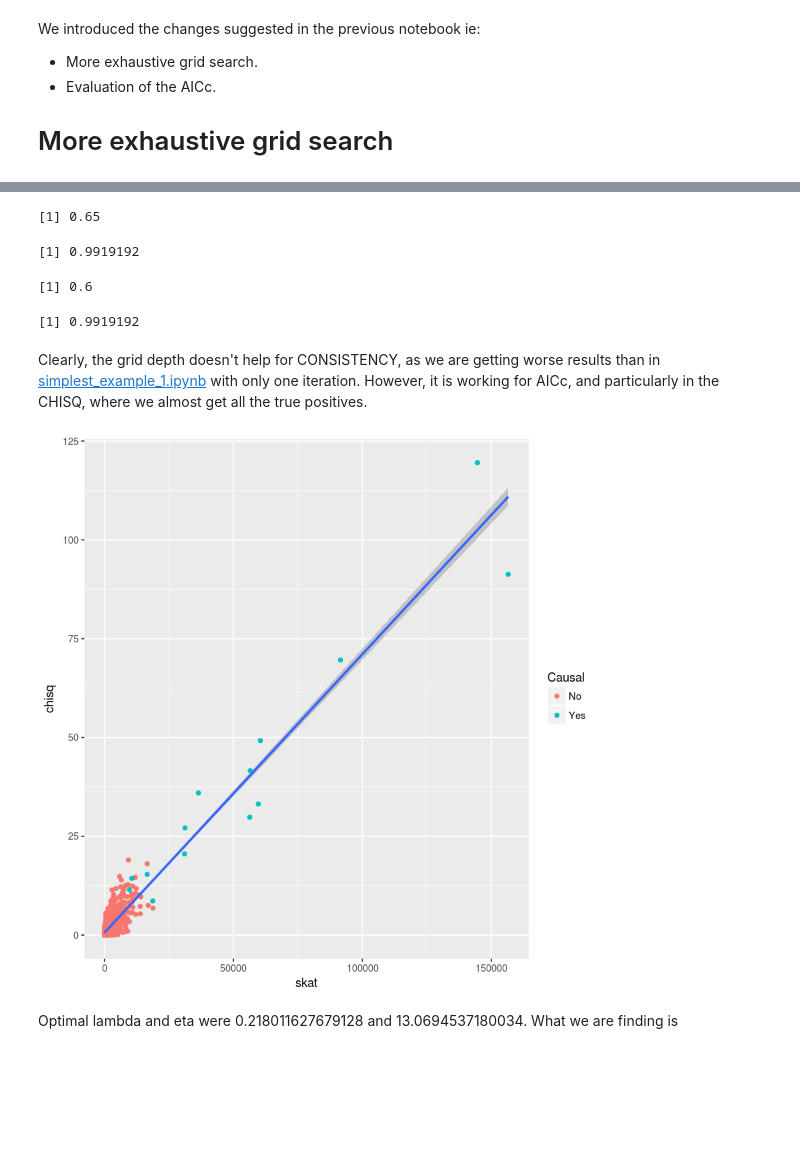
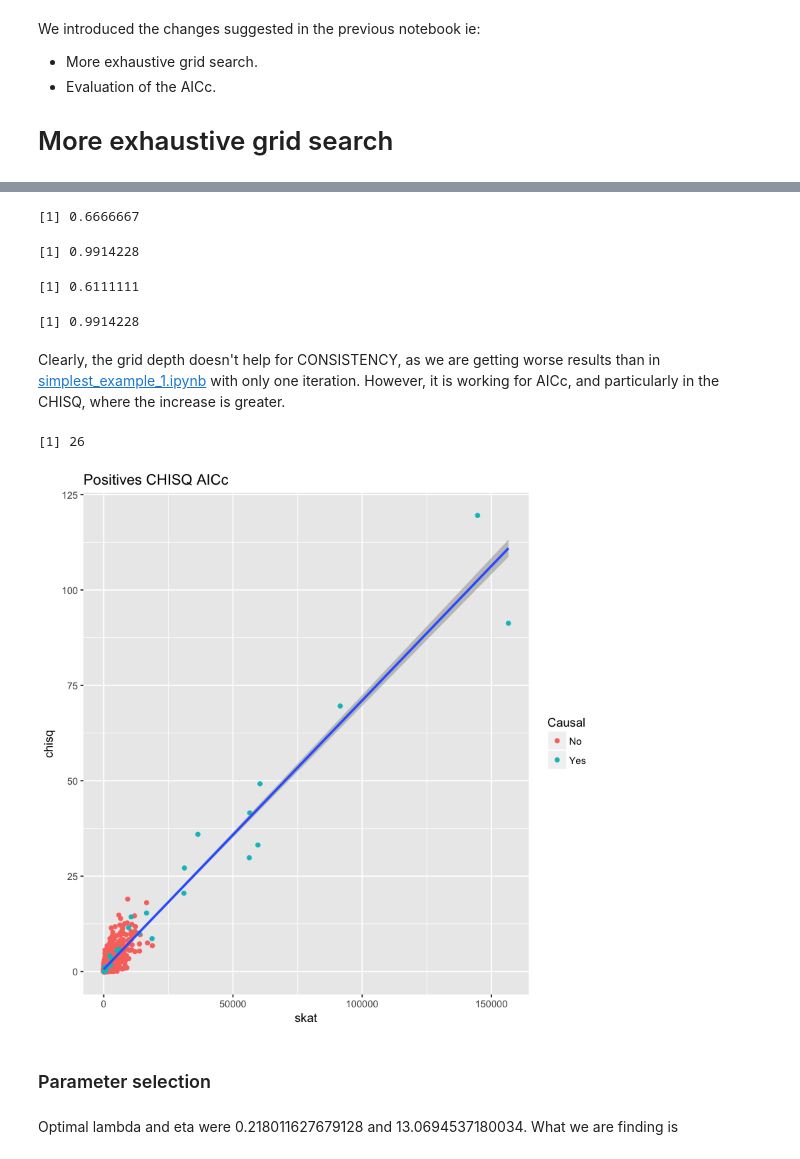
Before and after one commit to hclimente/genewa, a Jupyter notebook: logbook/simplest_example_2.ipynb, the cells around one changed output, grey strips where cells are left out. Cells and saved outputs as stored; diff of their text form; code cells hidden in the pictures; blank space fills up the shorter version.

Commit message:
updated with some clarifications
decomposition of the AICc terms

rerun last cell with recompiled version

```diff
--- a/logbook/simplest_example_2.ipynb
+++ b/logbook/simplest_example_2.ipynb
@@ -5,7 +5,7 @@ library(ggplot2)
 library(rscones2)
 library(caret)
 
-wd <- "/bioinfo/users/hcliment/easyGWASCore/data/testing/scones/skat/"
+wd <- "../datasets/scones1_ex/"
 
 pedBasename = paste0(wd, "genotype")
 phenoFile = paste0(wd, "phenotype.txt")
@@ -50,45 +56,61 @@ truth <- runScones(d$X, d$Y, d$net, list())$indicator
 # %%
 # CONSISTENCY
-skat.cons.sets <- list(test_statistic = SKAT, gridsearch_depth = 3)
+skat.cons.sets <- list(test_statistic = SKAT,
+                       gridsearch_depth = 3,
+                       selection_criterion = CONSISTENCY)
 skat.cons <- runScones(d$X, d$Y, d$net, skat.cons.sets)
 skat.cons.stats <- confusionMatrix(skat.cons$indicator, truth, positive = '1')
 
 # AICc
-skat.info.sets <- list(test_statistic = SKAT, gridsearch_depth = 3, selection_criterion = AICc)
+skat.info.sets <- list(test_statistic = SKAT,
+                       gridsearch_depth = 3,
+                       selection_criterion = AICc)
 skat.info <- runScones(d$X, d$Y, d$net, skat.info.sets)
 skat.info.stats <- confusionMatrix(skat.info$indicator, truth, positive = '1')
 # %%
 skat.cons.stats$byClass[["Balanced Accuracy"]]
 skat.info.stats$byClass[["Balanced Accuracy"]]
 # %% [output]
-[1] 0.65
+[1] 0.6666667
-[1] 0.9919192
+[1] 0.9914228
 # %%
 # CONSISTENCY
-chisq.cons.sets = list(test_statistic = CHISQ, gridsearch_depth = 3)
+chisq.cons.sets = list(test_statistic = CHISQ,
+                       gridsearch_depth = 3,
+                       selection_criterion = CONSISTENCY)
 chisq.cons <- runScones(d$X, d$Y, d$net, chisq.cons.sets)
 chisq.cons.stats <- confusionMatrix(chisq.cons$indicator, truth, positive = '1')
 
 # AICc
-chisq.sets = list(test_statistic = CHISQ, gridsearch_depth = 3, selection_criterion = AICc)
+chisq.sets = list(test_statistic = CHISQ,
+                  gridsearch_depth = 3,
+                  selection_criterion = AICc)
 chisq.info <- runScones(d$X, d$Y, d$net, chisq.sets)
 chisq.info.stats <- confusionMatrix(chisq.info$indicator, truth, positive = '1')
 # %%
 chisq.cons.stats$byClass[["Balanced Accuracy"]]
 chisq.info.stats$byClass[["Balanced Accuracy"]]
 # %% [output]
-[1] 0.6
+[1] 0.6111111
-[1] 0.9919192
+[1] 0.9914228
 # %% [markdown]
-Clearly, the grid depth doesn't help for CONSISTENCY, as we are getting worse results than in [simplest_example_1.ipynb](simplest_example_1.ipynb) with only one iteration. However, it is working for AICc, and particularly in the CHISQ, where we almost get all the true positives.
+Clearly, the grid depth doesn't help for CONSISTENCY, as we are getting worse results than in [simplest_example_1.ipynb](simplest_example_1.ipynb) with only one iteration. However, it is working for AICc, and particularly in the CHISQ, where the increase is greater.
 # %%
 data.frame(skat = skat.info$scores, chisq = chisq.info$scores, causal = chisq.info$indicator) %>%
     mutate(Causal = ifelse(causal == 1, "Yes", "No")) %>%
+    arrange(Causal) %>%
     ggplot(aes(x = skat, y = chisq)) +
         geom_point(aes(color = Causal)) +
-        geom_smooth(method = lm, alpha = 0.5)
+        geom_smooth(method = lm, alpha = 0.5) +
+        labs(title = "Positives CHISQ AICc")
+
+# number of positives
+sum(chisq.info$indicator)
 # %% [output]
+[1] 26
-[figure, old version]
+[figure, new version]
+# %% [markdown]
+### Parameter selection
 # %% [markdown]
 Optimal lambda and eta were 0.218011627679128 and 13.0694537180034. What we are finding is
 # %%
```
Also changed, not shown: parts of 8 cells of this notebook.
